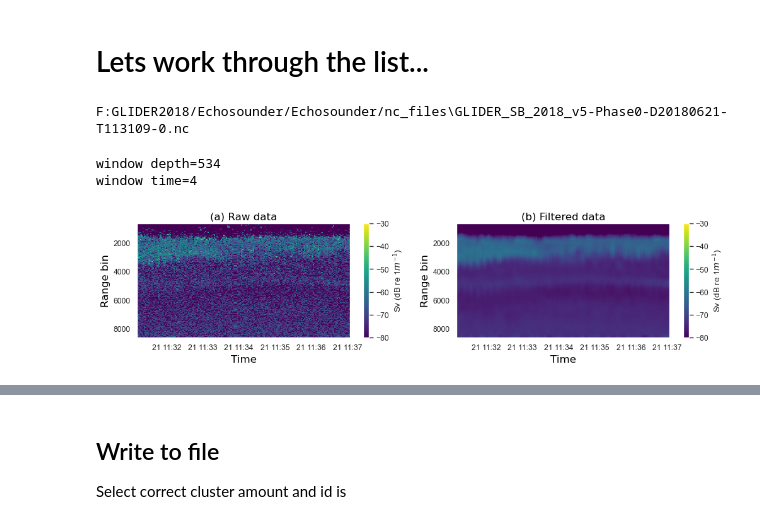
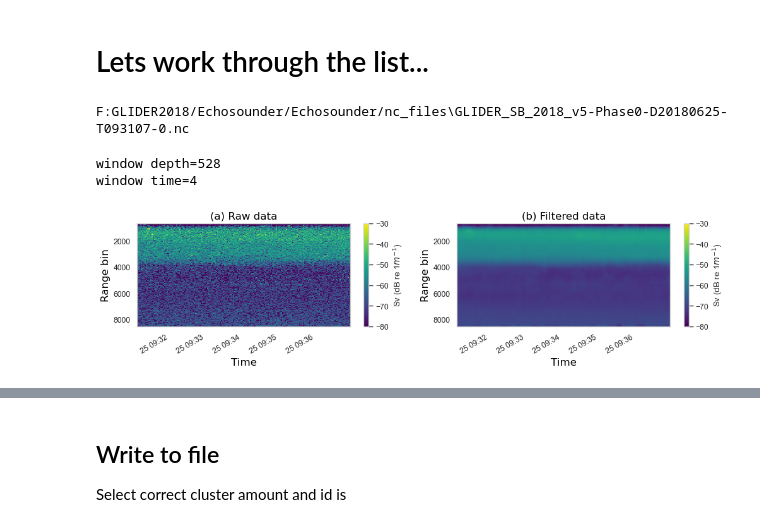
Before and after one commit to mbdunn/layer-extraction, a Jupyter notebook: cluster_SSL-Tromsoflaket.ipynb, the cells around one changed output, grey strips where cells are left out. Cells and saved outputs as stored; diff of their text form; code cells hidden in the pictures.

Commit message:
adjust clusters and SNR limit

```diff
--- a/cluster_SSL-Tromsoflaket.ipynb
+++ b/cluster_SSL-Tromsoflaket.ipynb
@@ -8,7 +8,7 @@ import cluster_SSL
 
 import seaborn as sns
 # %%
-sns.set_theme(style="darkgrid")
+sns.set_theme(style="whitegrid")
 sns.color_palette("viridis", as_cmap=True)
 title_font = {
     'fontname': 'DejaVu Sans', 'size': '15', 'color': 'black',
@@ -45,19 +45,21 @@ flist
  'F:GLIDER2018/Echosounder/Echosounder/nc_files\\GLIDER_SB_2018_v5-Phase0-D20180629-T230108-0.nc']
 # %% [markdown]
 # Lets work through the list...
+# %%
+nfile=150
 # %%
 # manually loop from here to continue to next file
-nfile = 15
+nfile += 1
 print(flist[nfile])
 # %% [output]
-F:GLIDER2018/Echosounder/Echosounder/nc_files\GLIDER_SB_2018_v5-Phase0-D20180621-T113109-0.nc
+F:GLIDER2018/Echosounder/Echosounder/nc_files\GLIDER_SB_2018_v5-Phase0-D20180625-T093107-0.nc
 # %%
-ds = cluster_SSL.get_backscatter(flist[nfile])
+ds = cluster_SSL.get_backscatter(flist[nfile], maxSNR=50)
 ds_s = cluster_SSL.smooth_backscatter(ds)
 # %% [output]
-window depth=534
+window depth=528
 window time=4
-[figure, old version]
+[figure, new version]
 # %%
 %%time
 # select your amount of clusters, trial and error
```
Also changed, not shown: parts of 10 cells of this notebook.
